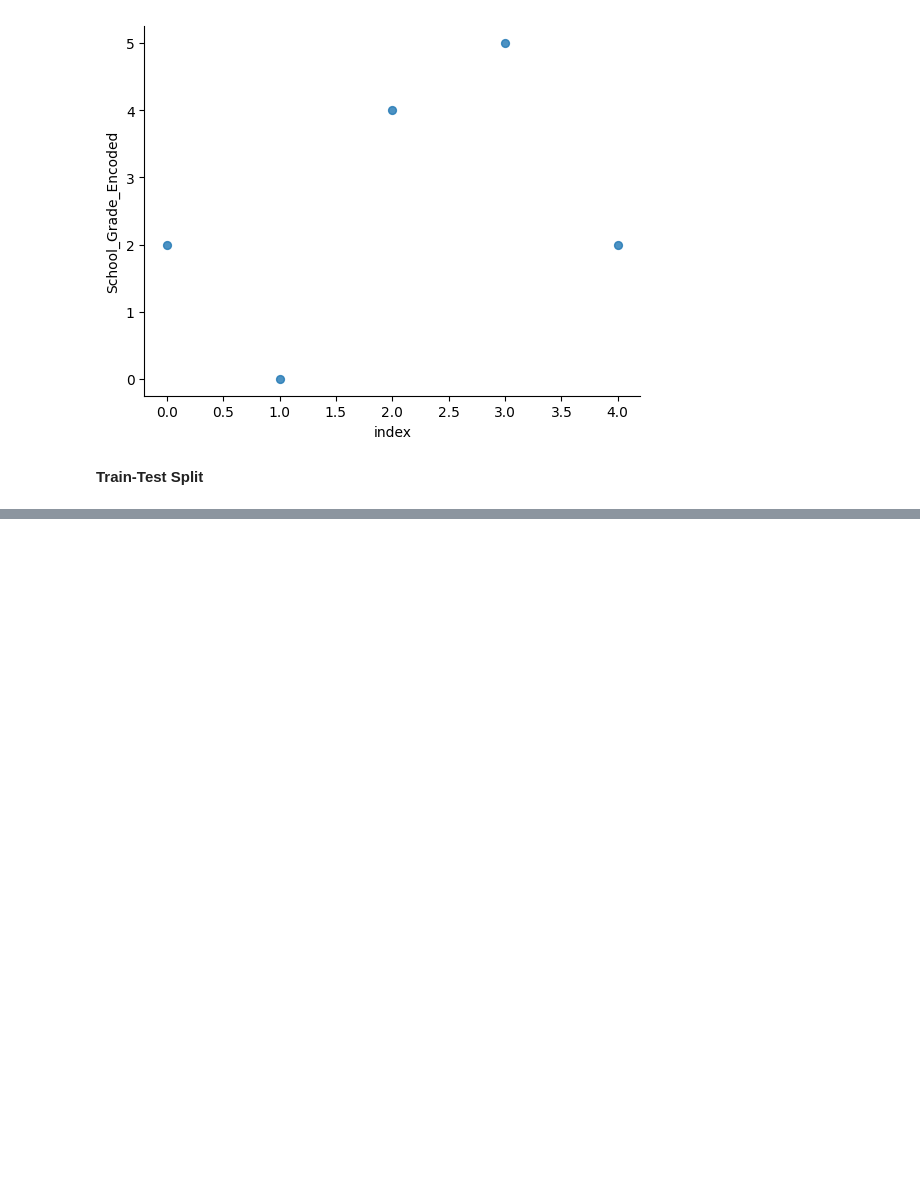
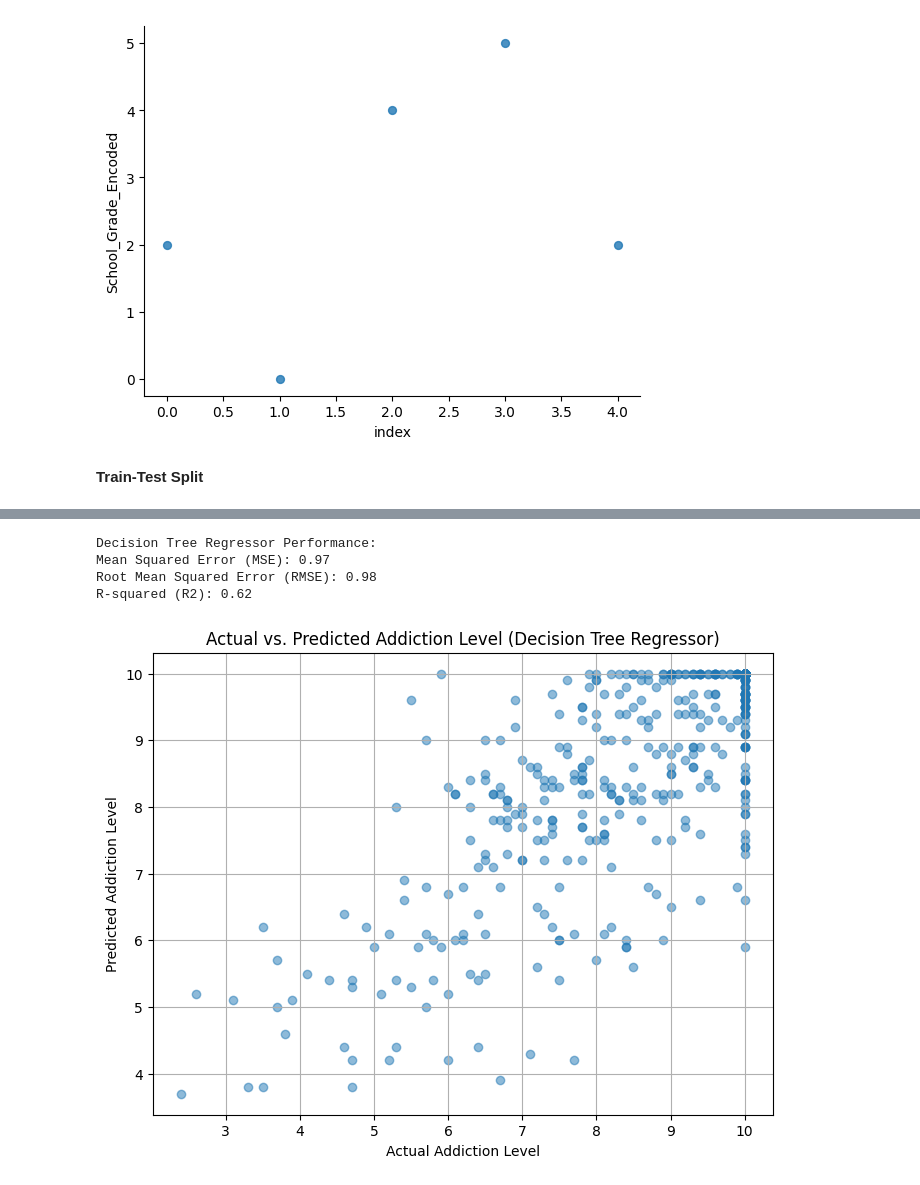
Before and after one commit to kinyuadennis/Teen-phone-addiction, a Jupyter notebook: preprosessing.ipynb, the cells around one changed output, grey strips where cells are left out. Cells and saved outputs as stored; diff of their text form; code cells hidden in the pictures; blank space fills up the shorter version.

```diff
--- a/preprosessing.ipynb
+++ b/preprosessing.ipynb
@@ -167,3 +114,43 @@ Testing set shape (X_test, y_test): (600, 20) (600,)
 from sklearn.preprocessing import StandardScaler
 scaler = StandardScaler()
 df_scaled = scaler.fit_transform(df[['Daily_Usage_Hours', 'Sleep_Hours']])
+# %%
+from sklearn.tree import DecisionTreeRegressor
+from sklearn.metrics import mean_squared_error, r2_score
+import numpy as np
+
+# Initialize the Decision Tree Regressor model
+dt_regressor = DecisionTreeRegressor(random_state=42)
+
+# Train the model
+dt_regressor.fit(X_train, y_train)
+
+# Make predictions on the test set
+y_pred = dt_regressor.predict(X_test)
+
+# Evaluate the model
+mse = mean_squared_error(y_test, y_pred)
+rmse = np.sqrt(mse) # Calculate RMSE by taking the square root of MSE
+r2 = r2_score(y_test, y_pred)
+
+print(f"Decision Tree Regressor Performance:")
+print(f"Mean Squared Error (MSE): {mse:.2f}")
+print(f"Root Mean Squared Error (RMSE): {rmse:.2f}")
+print(f"R-squared (R2): {r2:.2f}")
+# %% [output]
+Decision Tree Regressor Performance:
+Mean Squared Error (MSE): 0.97
+Root Mean Squared Error (RMSE): 0.98
+R-squared (R2): 0.62
+# %%
+import matplotlib.pyplot as plt
+
+plt.figure(figsize=(8, 6))
+plt.scatter(y_test, y_pred, alpha=0.5)
+plt.xlabel("Actual Addiction Level")
+plt.ylabel("Predicted Addiction Level")
+plt.title("Actual vs. Predicted Addiction Level (Decision Tree Regressor)")
+plt.grid(True)
+plt.show()
+# %% [output]
+[figure, added]
```
Also changed, not shown: parts of 2 cells of this notebook.
